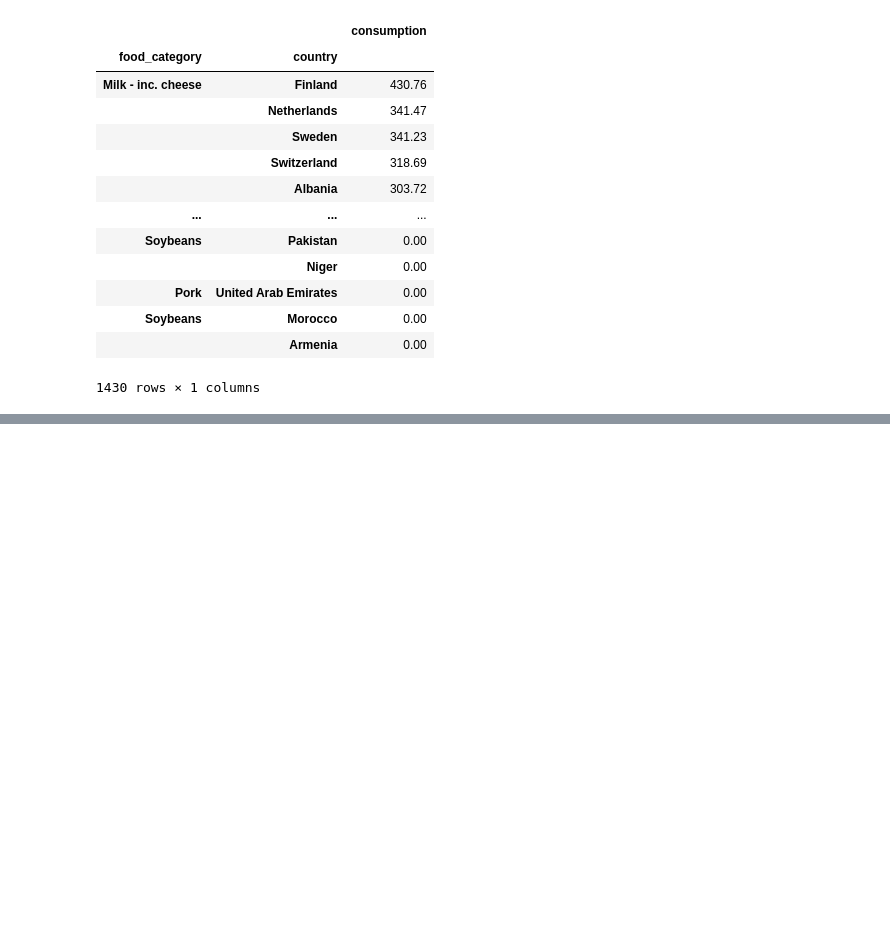
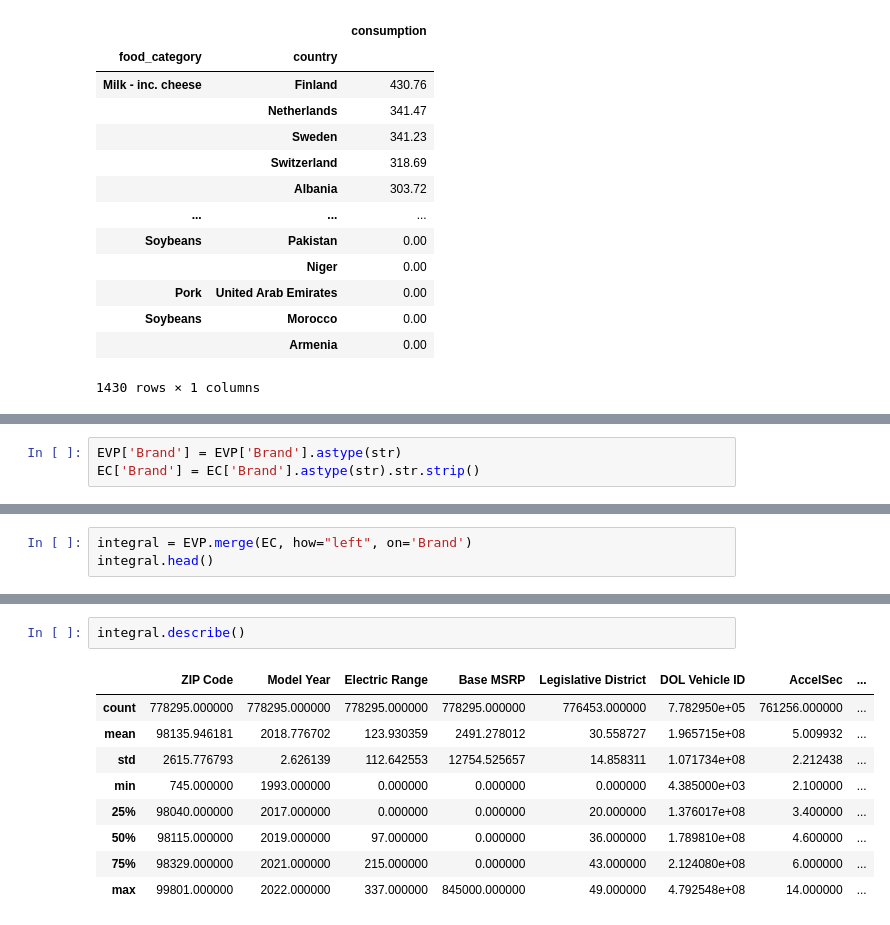
Before and after one commit to fitlemon/python_for_ds, a Jupyter notebook: Module6/8_pandas_adv_mipt.ipynb, the cells around one changed output, grey strips where cells are left out. Cells and saved outputs as stored; diff of their text form; blank space fills up the shorter version.

```diff
--- a/Module6/8_pandas_adv_mipt.ipynb
+++ b/Module6/8_pandas_adv_mipt.ipynb
@@ -213,0 +491,3 @@ pivot
+# %%
+EVP['Brand'] = EVP['Brand'].astype(str)
+EC['Brand'] = EC['Brand'].astype(str).str.strip()
@@ -213,0 +557,3 @@ pivot
+# %%
+integral = EVP.merge(EC, how="left", on='Brand')
+integral.head()
@@ -213,0 +568,12 @@ pivot
+# %%
+integral.describe()
+# %% [output]
+|  | ZIP Code | Model Year | Electric Range | Base MSRP | Legislative District | DOL Vehicle ID | AccelSec | ... |
+| count | 778295.000000 | 778295.000000 | 778295.000000 | 778295.000000 | 776453.000000 | 7.782950e+05 | 761256.000000 | ... |
+| mean | 98135.946181 | 2018.776702 | 123.930359 | 2491.278012 | 30.558727 | 1.965715e+08 | 5.009932 | ... |
+| std | 2615.776793 | 2.626139 | 112.642553 | 12754.525657 | 14.858311 | 1.071734e+08 | 2.212438 | ... |
+| min | 745.000000 | 1993.000000 | 0.000000 | 0.000000 | 0.000000 | 4.385000e+03 | 2.100000 | ... |
+| 25% | 98040.000000 | 2017.000000 | 0.000000 | 0.000000 | 20.000000 | 1.376017e+08 | 3.400000 | ... |
+| 50% | 98115.000000 | 2019.000000 | 97.000000 | 0.000000 | 36.000000 | 1.789810e+08 | 4.600000 | ... |
+| 75% | 98329.000000 | 2021.000000 | 215.000000 | 0.000000 | 43.000000 | 2.124080e+08 | 6.000000 | ... |
+| max | 99801.000000 | 2022.000000 | 337.000000 | 845000.000000 | 49.000000 | 4.792548e+08 | 14.000000 | ... |
```
Also changed, not shown: parts of 36 cells of this notebook, 11 other files.
